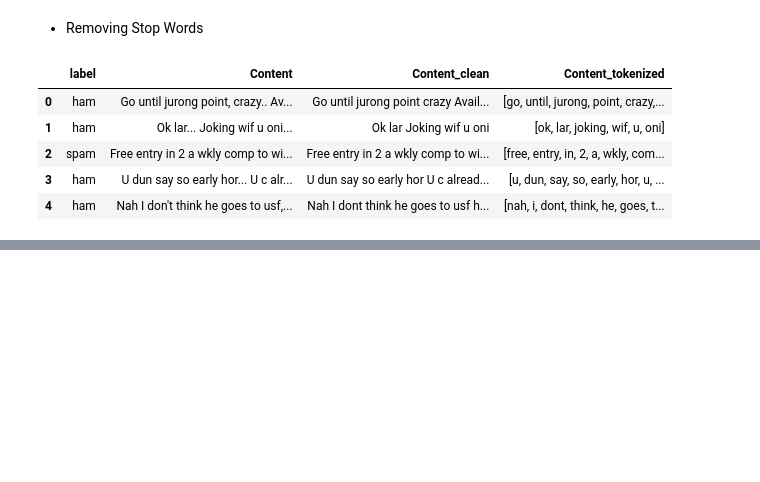
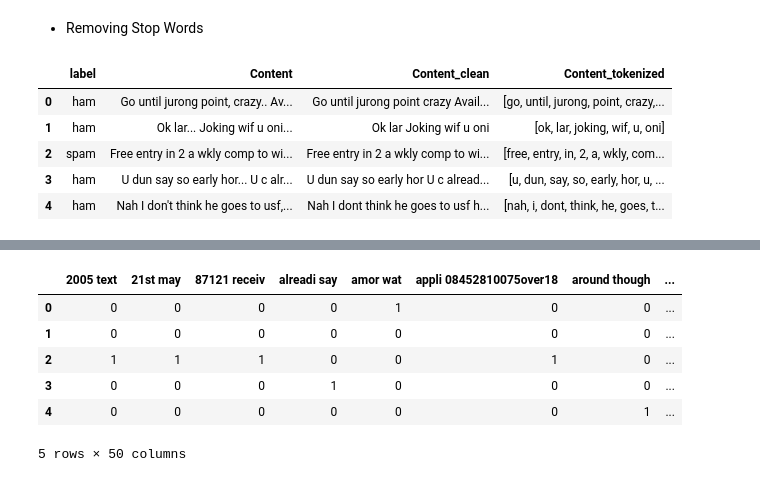
Before and after one commit to Younes-Piro/Spam_detection, a Jupyter notebook: Spam-Detection-Classification.ipynb, the cells around one changed output, grey strips where cells are left out. Saved outputs shown, nothing was run; the diff lists cells and outputs as text; code cells hidden in the pictures; blank space fills up the shorter version.

```diff
--- a/Spam-Detection-Classification.ipynb
+++ b/Spam-Detection-Classification.ipynb
@@ -75,0 +197,6 @@ en_stopword
+# %%
+def clean_email(email):
+    result = "".join([word for word in email if word not in string.punctuation])
+    tokens = re.split('\W+', result)
+    final_result = " ".join([ps.stem(word) for word in tokens if word not in en_stopword])
+    return final_result
@@ -75,0 +221,4 @@ en_stopword
+# %%
+data0 = df[0:5]
+ngram_vectorisation0 = CountVectorizer(ngram_range=(2,2))
+vecteur_final0 = ngram_vectorisation0.fit_transform(data0['Content_Stemed'])
@@ -75,0 +249,13 @@ en_stopword
+# %%
+df_vect = pd.DataFrame(vecteur_final0.toarray())
+df_vect.columns = ngram_vectorisation0.get_feature_names()
+# %%
+df_vect.head()
+# %% [output]
+|  | 2005 text | 21st may | 87121 receiv | alreadi say | amor wat | appli 08452810075over18 | around though | ... |
+| 0 | 0 | 0 | 0 | 0 | 1 | 0 | 0 | ... |
+| 1 | 0 | 0 | 0 | 0 | 0 | 0 | 0 | ... |
+| 2 | 1 | 1 | 1 | 0 | 0 | 1 | 0 | ... |
+| 3 | 0 | 0 | 0 | 1 | 0 | 0 | 0 | ... |
+| 4 | 0 | 0 | 0 | 0 | 0 | 0 | 1 | ... |
+5 rows × 50 columns
```
Also changed, not shown: parts of 54 cells of this notebook.
